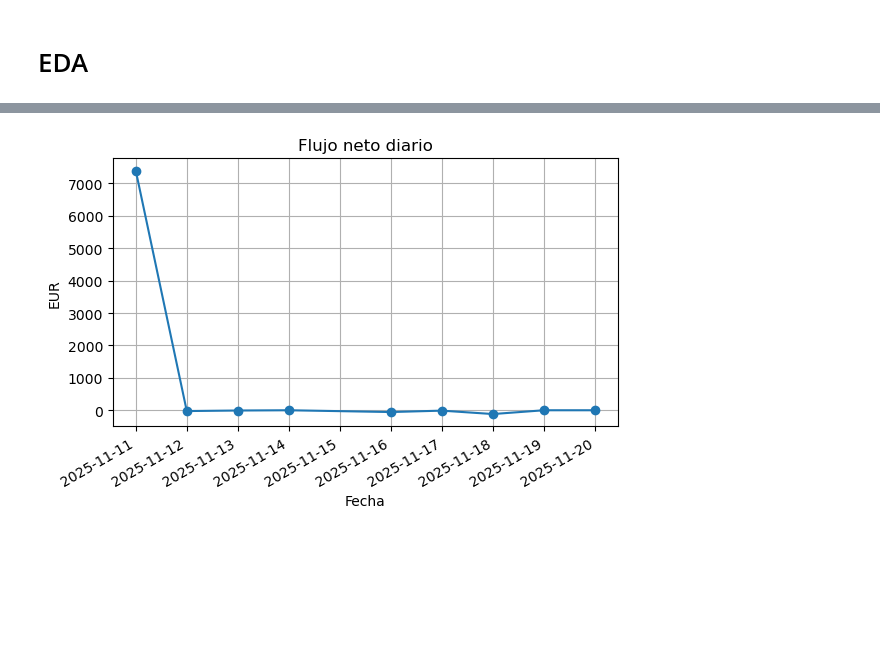
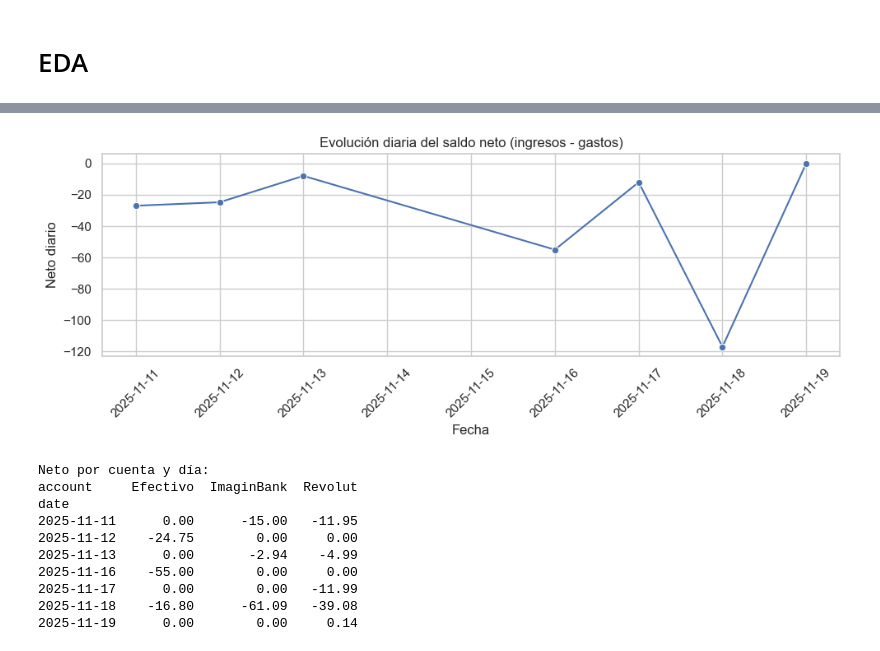
Before and after one commit to SyM97/MONEFY_PROYECT, a Jupyter notebook: monefy_eda.ipynb, the cells around one changed output, grey strips where cells are left out. Saved outputs shown, nothing was run; the diff lists cells and outputs as text; code cells hidden in the pictures; blank space fills up the shorter version.

```diff
--- a/monefy_eda.ipynb
+++ b/monefy_eda.ipynb
@@ -251,0 +171,5 @@ plt.show()
+# %%
+## Excluir saldos iniciales y transferencias para ver "movimiento real"
+df_real = df2[~df2["tipo_movimiento"].isin(["saldo_inicial", "transferencia"])].copy()
+
+print("Tamaño sin saldos iniciales ni transferencias:", df_real.shape)
@@ -251,0 +178,10 @@ plt.show()
+# %%
+## Crear columnas de gasto e ingreso diferenciadas
+#   - importe_gasto: valores negativos (gasto), el resto 0
+#   - importe_ingreso: valores positivos (ingreso), el resto 0
+df_real["importe_gasto"] = df_real["amount"].where(df_real["amount"] < 0, 0)
+df_real["importe_ingreso"] = df_real["amount"].where(df_real["amount"] > 0, 0)
+# %%
+## Columnas en valor absoluto para sumar gastos de forma positiva
+df_real["gasto_abs"] = df_real["importe_gasto"].abs()
+df_real["ingreso_abs"] = df_real["importe_ingreso"]
@@ -251,0 +266,11 @@ plt.show()
+# %%
+## Resumen diario (neto: ingresos - gastos)
+resumen_diario = (
+    df_real
+    .groupby("date")["amount"]
+    .sum()
+    .reset_index(name="neto_diario")
+)
+
+print("\nResumen diario (neto):")
+print(resumen_diario)
@@ -252,12 +327,43 @@ plt.show()
 # %%
-# Flujo diario neto
-plt.figure(figsize=(6,4))
-neto_diario.plot(marker="o")
-plt.title("Flujo neto diario")
+## Gráfico de línea: evolución diaria del neto
+
+plt.figure(figsize=(10, 4))
+sns.lineplot(
+    data=resumen_diario.sort_values("date"),
+    x="date",
+    y="neto_diario",
+    marker="o"
+)
+plt.title("Evolución diaria del saldo neto (ingresos - gastos)")
 plt.xlabel("Fecha")
-plt.ylabel("EUR")
-plt.grid(True)
+plt.ylabel("Neto diario")
+plt.xticks(rotation=45)
 plt.tight_layout()
 plt.show()
 # %% [output]
-[figure, old version]
+[figure, new version]
+# %%
+## Pivot table: neto por cuenta y día (para inspección en tabla)
+
+pivot_cuentas_dia = pd.pivot_table(
+    df_real,
+    values="amount",
+    index="date",
+    columns="account",
+    aggfunc="sum",
+    fill_value=0
+)
+
+print("Neto por cuenta y día:")
+print(pivot_cuentas_dia)
+# %% [output]
+Neto por cuenta y día:
+account     Efectivo  ImaginBank  Revolut
+date
+2025-11-11      0.00      -15.00   -11.95
+2025-11-12    -24.75        0.00     0.00
+2025-11-13      0.00       -2.94    -4.99
+2025-11-16    -55.00        0.00     0.00
+2025-11-17      0.00        0.00   -11.99
+2025-11-18    -16.80      -61.09   -39.08
+2025-11-19      0.00        0.00     0.14
```
Also changed, not shown: parts of 39 cells of this notebook, 1 other file.
